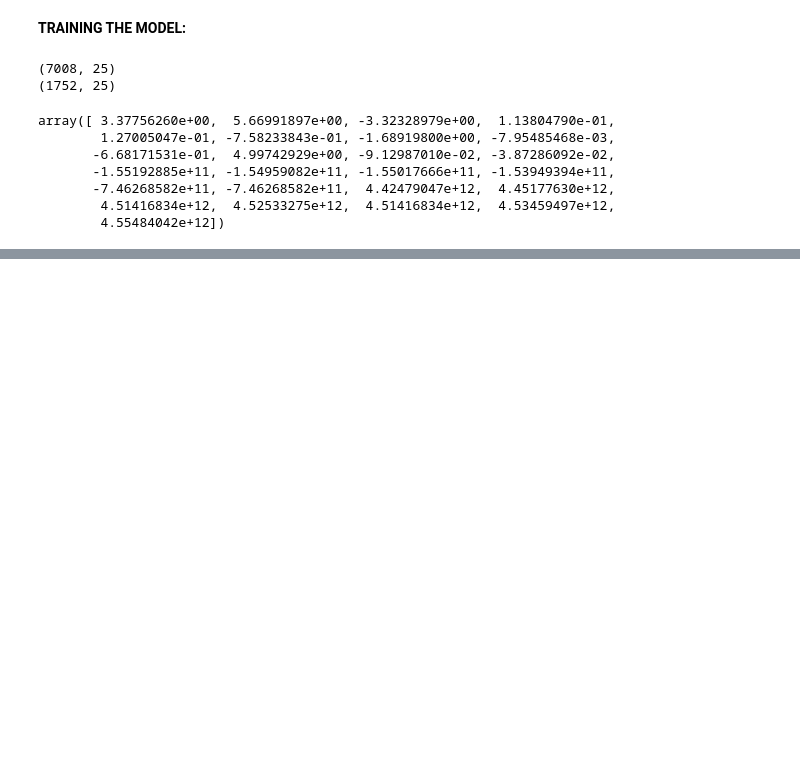
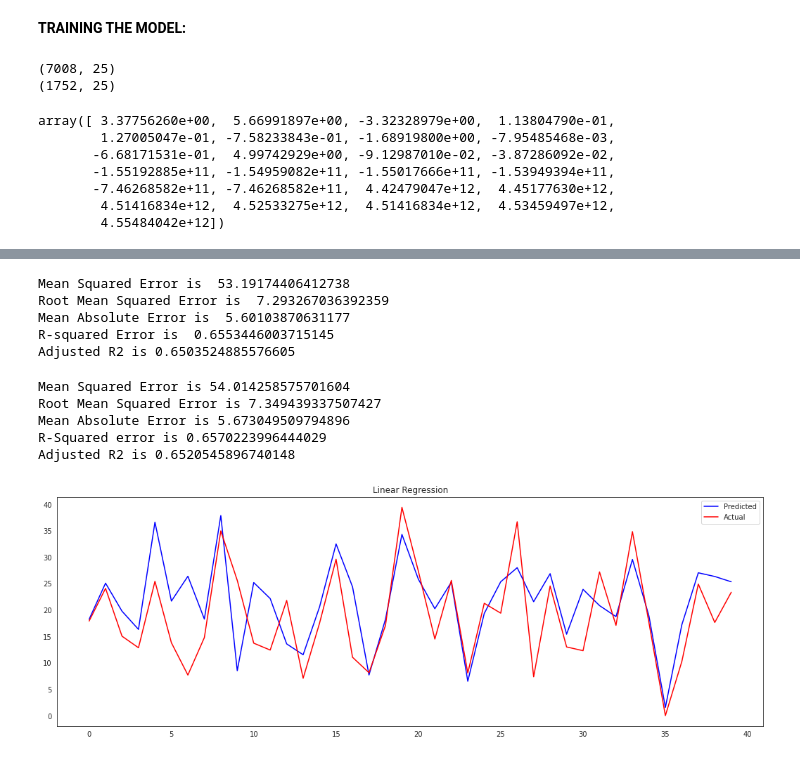
Before and after one commit to m123m12/Rental-Bike-Sharing-Demand-Prediction, a Jupyter notebook: Bike_Sharing_Demand_Prediction.ipynb, the cells around one changed output, grey strips where cells are left out. Saved outputs shown, nothing was run; the diff lists cells and outputs as text; code cells hidden in the pictures; blank space fills up the shorter version.

```diff
--- a/Bike_Sharing_Demand_Prediction.ipynb
+++ b/Bike_Sharing_Demand_Prediction.ipynb
@@ -467,7 +467,7 @@ y=bikedata['Rented Bike Count']
 y1 = np.sqrt(bikedata['Rented Bike Count'])
 # %%
 # Train test spliting
-X_train,X_test,y_train,y_test = train_test_split(X,y1 ,test_size = 0.2, random_state = 0)
+X_train,X_test,Y_train,Y_test = train_test_split(X,y1 ,test_size = 0.2, random_state = 0)
 print(X_train.shape)
 print(X_test.shape)
 # %% [output]
@@ -481,7 +481,7 @@ X_test=standardscalar.transform(X_test)
 # %%
 # Implementing Linear Regression
 
-reg = LinearRegression().fit(X_train,y_train)
+reg = LinearRegression().fit(X_train,Y_train)
 # %%
 #check the coefficient
 reg.coef_
@@ -495,0 +504,32 @@ array([ 3.37756260e+00,  5.66991897e+00, -3.32328979e+00,  1.13804790e-01,
+# %%
+# Predicted Train and Test values
+
+Y_pred_train = reg.predict(X_train)
+Y_pred_test = reg.predict(X_test)
+# %%
+#calculating evaluation metrics for train data
+#Mean Squared Error(MSE)
+MSE = mean_squared_error((Y_train), (Y_pred_train))
+print('Mean Squared Error is ',MSE)
+
+#Root Mean Squared Error(RMSE)
+RMSE = np.sqrt(MSE)
+print("Root Mean Squared Error is ",RMSE)
+
+#Mean Absolute Error(MAE)
+MAE = mean_absolute_error((Y_train), (Y_pred_train))
+print('Mean Absolute Error is ', MAE)
+
+# R-Squared Error(R2)
+R2 = r2_score((Y_train), (Y_pred_train))
+print('R-squared Error is ', R2)
+
+# Adjusted R2
+Adj_R2 = (1-(1-r2_score(Y_train, Y_pred_train))*((X_test.shape[0]-1)/(X_test.shape[0]-X_test.shape[1]-1)))
+print( 'Adjusted R2 is', Adj_R2)
+# %% [output]
+Mean Squared Error is  53.19174406412738
+Root Mean Squared Error is  7.293267036392359
+Mean Absolute Error is  5.60103870631177
+R-squared Error is  0.6553446003715145
+Adjusted R2 is 0.6503524885576605
@@ -495,0 +549,28 @@ array([ 3.37756260e+00,  5.66991897e+00, -3.32328979e+00,  1.13804790e-01,
+# %%
+# Calculating evaluation Metrics for test data
+
+#Mean Squared Error(MSE)
+MSE = mean_squared_error((Y_test), (Y_pred_test))
+print('Mean Squared Error is',MSE)
+
+#Root Mean Squared Error(RMSE)
+RMSE = np.sqrt(MSE)
+print('Root Mean Squared Error is' ,RMSE)
+
+#Mean Absolute Error
+MAE = mean_absolute_error((Y_test), (Y_pred_test))
+print('Mean Absolute Error is', MAE)
+
+# R-Squared error(R2)
+R2 = r2_score((Y_test), (Y_pred_test))
+print('R-Squared error is', R2)
+
+# Adjusted R2
+Adj_R2 = (1-(1-r2_score(Y_test, Y_pred_test))*((X_test.shape[0]-1)/(X_test.shape[0]-X_test.shape[1]-1)))
+print( 'Adjusted R2 is', Adj_R2)
+# %% [output]
+Mean Squared Error is 54.014258575701604
+Root Mean Squared Error is 7.349439337507427
+Mean Absolute Error is 5.673049509794896
+R-Squared error is 0.6570223996444029
+Adjusted R2 is 0.6520545896740148
@@ -495,0 +589,10 @@ array([ 3.37756260e+00,  5.66991897e+00, -3.32328979e+00,  1.13804790e-01,
+# %%
+#Plotting the figure
+plt.figure(figsize=(18,6))
+plt.plot(np.array(Y_pred_test)[:40], color='blue')
+plt.plot(np.array(Y_test)[:40], color='r')
+plt.legend(["Predicted","Actual"])
+plt.title('Linear Regression')
+plt.show()
+# %% [output]
+[figure, added]
```
Also changed, not shown: parts of 6 cells of this notebook.
